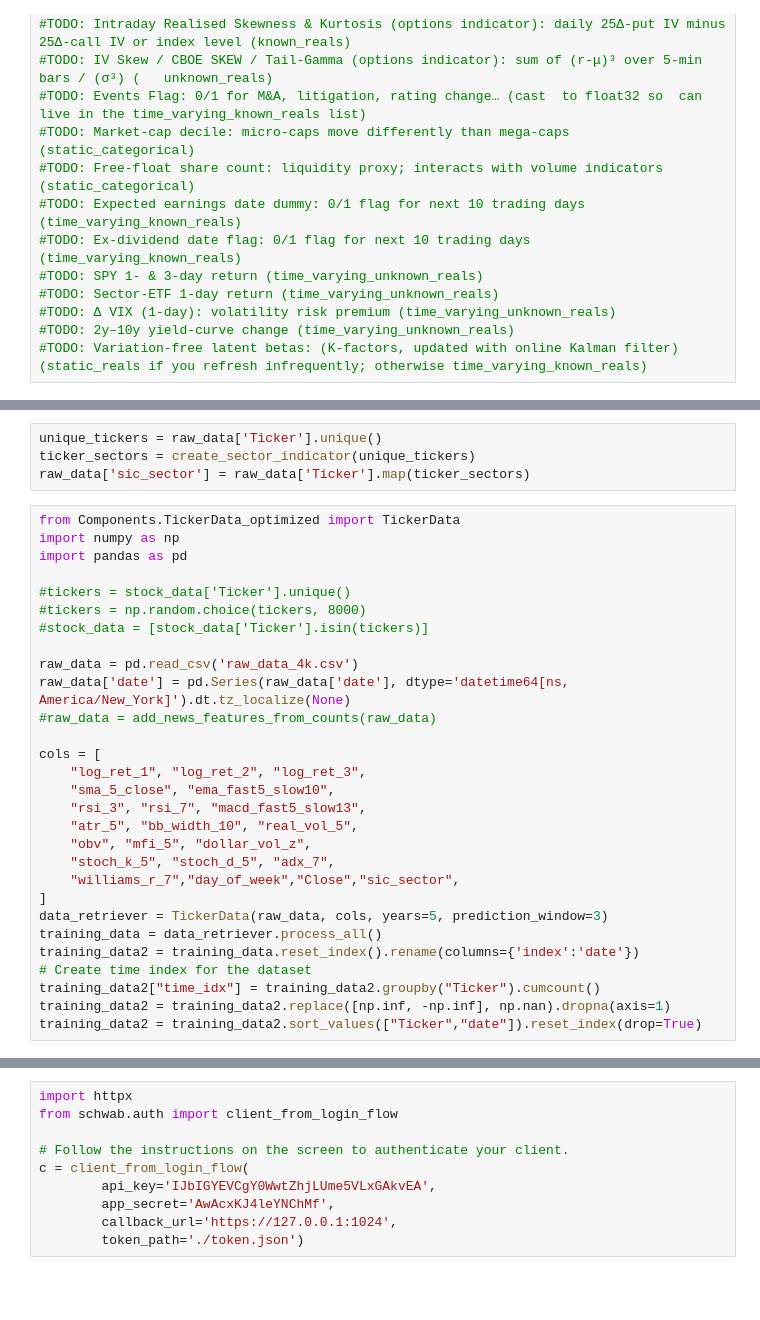
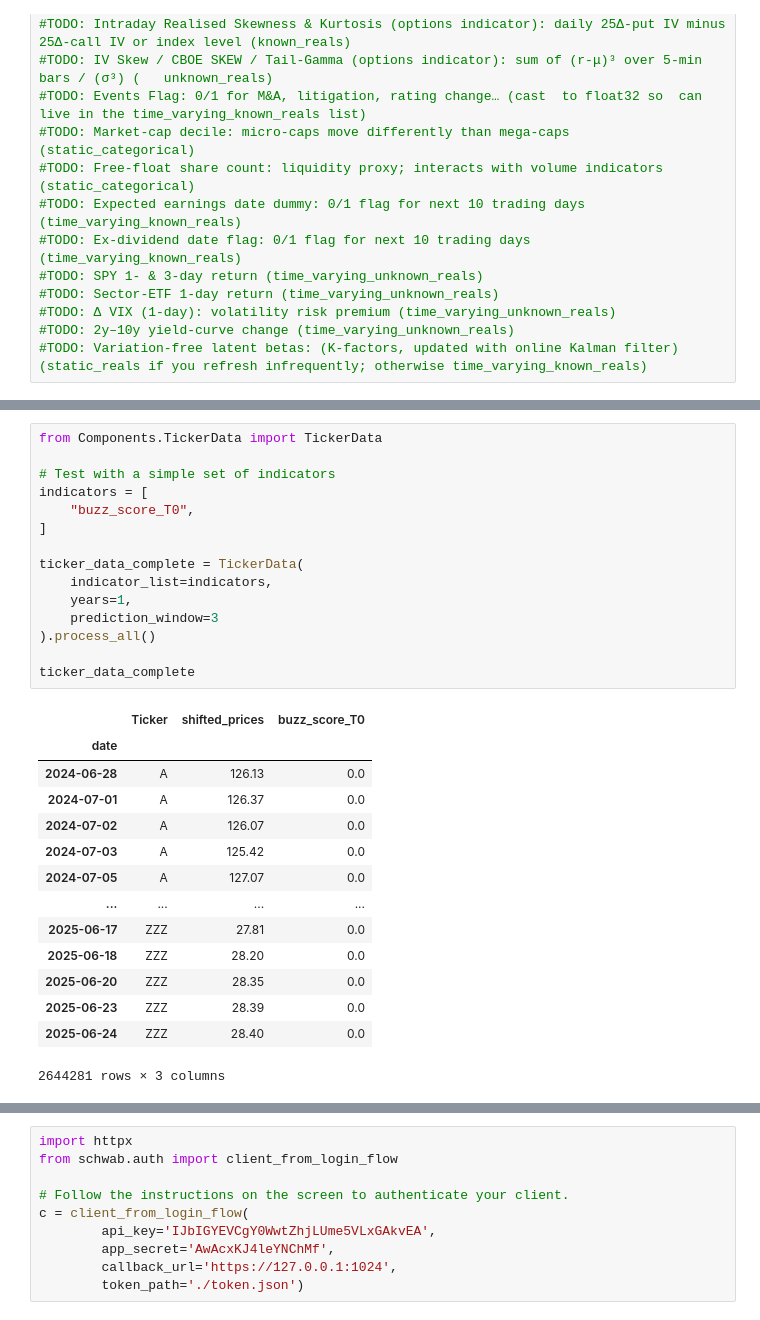
Before and after one commit to taltmann0818/Project_DeepGreen, a Jupyter notebook: Price Prediction2.ipynb, the cells around one changed output, grey strips where cells are left out. Saved outputs shown, nothing was run; the diff lists cells and outputs as text; blank space fills up the shorter version.

```diff
--- a/Price Prediction2.ipynb
+++ b/Price Prediction2.ipynb
@@ -318,36 +42,33 @@ def add_news_features_from_counts(df: pd.DataFrame) -> pd.DataFrame:
-# %%
-unique_tickers = raw_data['Ticker'].unique()
-ticker_sectors = create_sector_indicator(unique_tickers)
-raw_data['sic_sector'] = raw_data['Ticker'].map(ticker_sectors)
-# %%
-from Components.TickerData_optimized import TickerData
-import numpy as np
-import pandas as pd
-
-#tickers = stock_data['Ticker'].unique()
-#tickers = np.random.choice(tickers, 8000)
-#stock_data = [stock_data['Ticker'].isin(tickers)]
-
-raw_data = pd.read_csv('raw_data_4k.csv')
-raw_data['date'] = pd.Series(raw_data['date'], dtype='datetime64[ns, America/New_York]').dt.tz_localize(None)
-#raw_data = add_news_features_from_counts(raw_data)
-
-cols = [
-    "log_ret_1", "log_ret_2", "log_ret_3",
-    "sma_5_close", "ema_fast5_slow10",
-    "rsi_3", "rsi_7", "macd_fast5_slow13",
-    "atr_5", "bb_width_10", "real_vol_5",
-    "obv", "mfi_5", "dollar_vol_z",
-    "stoch_k_5", "stoch_d_5", "adx_7",
-    "williams_r_7","day_of_week","Close","sic_sector",
-]
-data_retriever = TickerData(raw_data, cols, years=5, prediction_window=3)
-training_data = data_retriever.process_all()
-training_data2 = training_data.reset_index().rename(columns={'index':'date'})
-# Create time index for the dataset
-training_data2["time_idx"] = training_data2.groupby("Ticker").cumcount()
-training_data2 = training_data2.replace([np.inf, -np.inf], np.nan).dropna(axis=1)
-training_data2 = training_data2.sort_values(["Ticker","date"]).reset_index(drop=True)
+# %%
+from Components.TickerData import TickerData
+
+# Test with a simple set of indicators
+indicators = [
+    "buzz_score_T0",
+]
+
+ticker_data_complete = TickerData(
+    indicator_list=indicators,
+    years=1,
+    prediction_window=3
+).process_all()
+
+ticker_data_complete
+# %% [output]
+|  | Ticker | shifted_prices | buzz_score_T0 |
+| date |  |  |  |
+| 2024-06-28 | A | 126.13 | 0.0 |
+| 2024-07-01 | A | 126.37 | 0.0 |
+| 2024-07-02 | A | 126.07 | 0.0 |
+| 2024-07-03 | A | 125.42 | 0.0 |
+| 2024-07-05 | A | 127.07 | 0.0 |
+| ... | ... | ... | ... |
+| 2025-06-17 | ZZZ | 27.81 | 0.0 |
+| 2025-06-18 | ZZZ | 28.20 | 0.0 |
+| 2025-06-20 | ZZZ | 28.35 | 0.0 |
+| 2025-06-23 | ZZZ | 28.39 | 0.0 |
+| 2025-06-24 | ZZZ | 28.40 | 0.0 |
+2644281 rows × 3 columns
 # %%
 import onnx
 from onnxruntime.quantization import quantize_dynamic, QuantType
```
Also changed, not shown: parts of 21 cells of this notebook, 43 other files.
